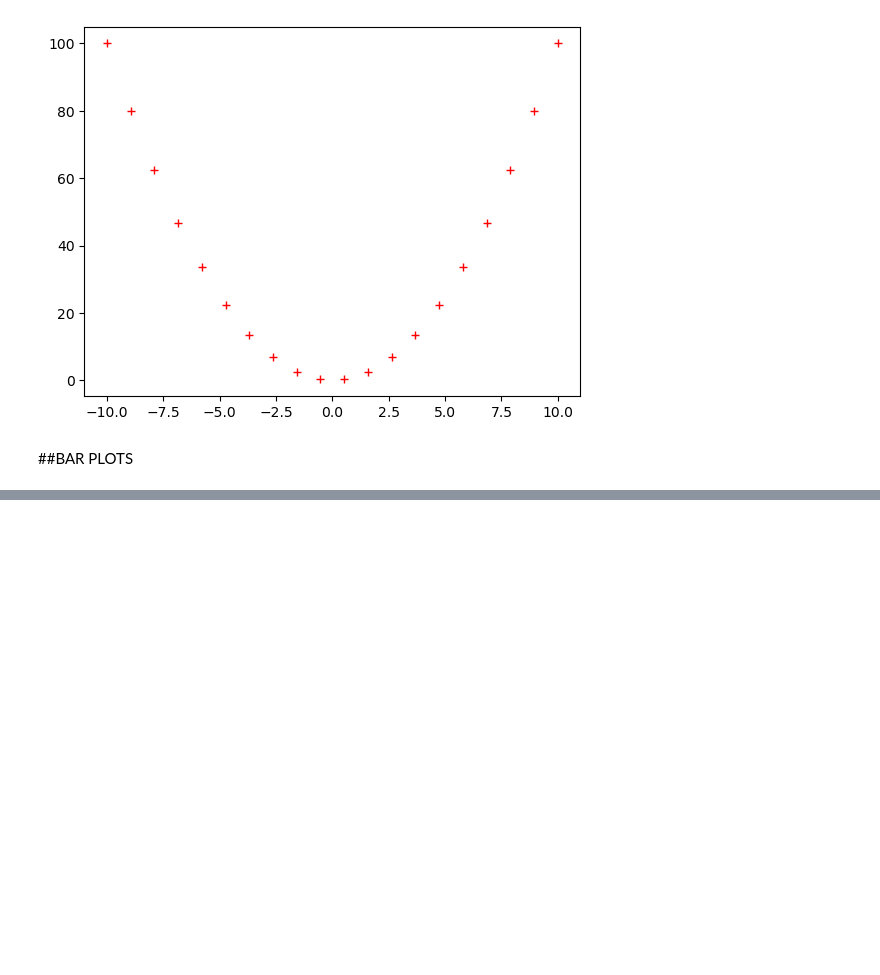
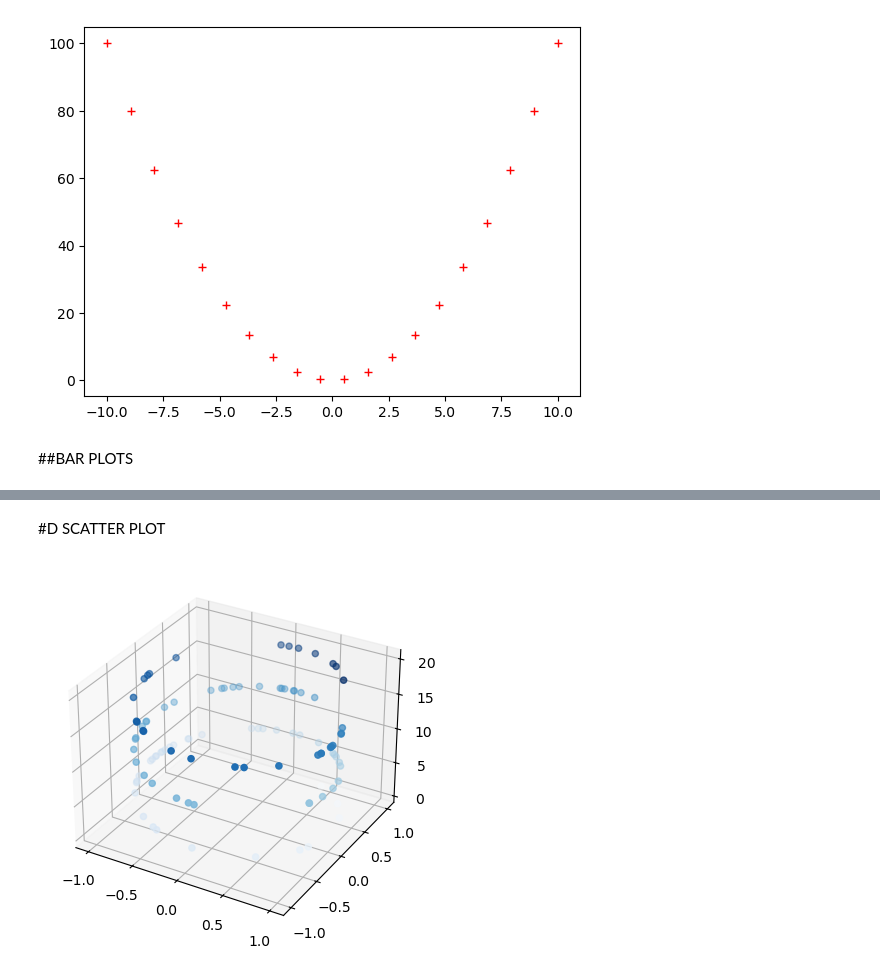
Before and after one commit to ALENUI/ML-Journey, a Jupyter notebook: LESSONS/matplotlib/matplotlib.ipynb, the cells around one changed output, grey strips where cells are left out. Cells and saved outputs as stored; diff of their text form; code cells hidden in the pictures; blank space fills up the shorter version.

```diff
--- a/LESSONS/matplotlib/matplotlib.ipynb
+++ b/LESSONS/matplotlib/matplotlib.ipynb
@@ -34,0 +69,14 @@ languages = ['English', 'French', 'Spanish' ]
+# %% [markdown]
+#D SCATTER PLOT
+# %%
+fig=plt.figure()
+ax=plt.axes(projection='3d')
+
+z=20*np.random.random(100)
+x=np.sin(z)
+y=np.cos(z)
+
+ax.scatter(x,y,z, c=z, cmap="Blues")
+plt.show()
+# %% [output]
+[figure, added]
```
Also changed, not shown: parts of 5 cells of this notebook, 1 other file.
